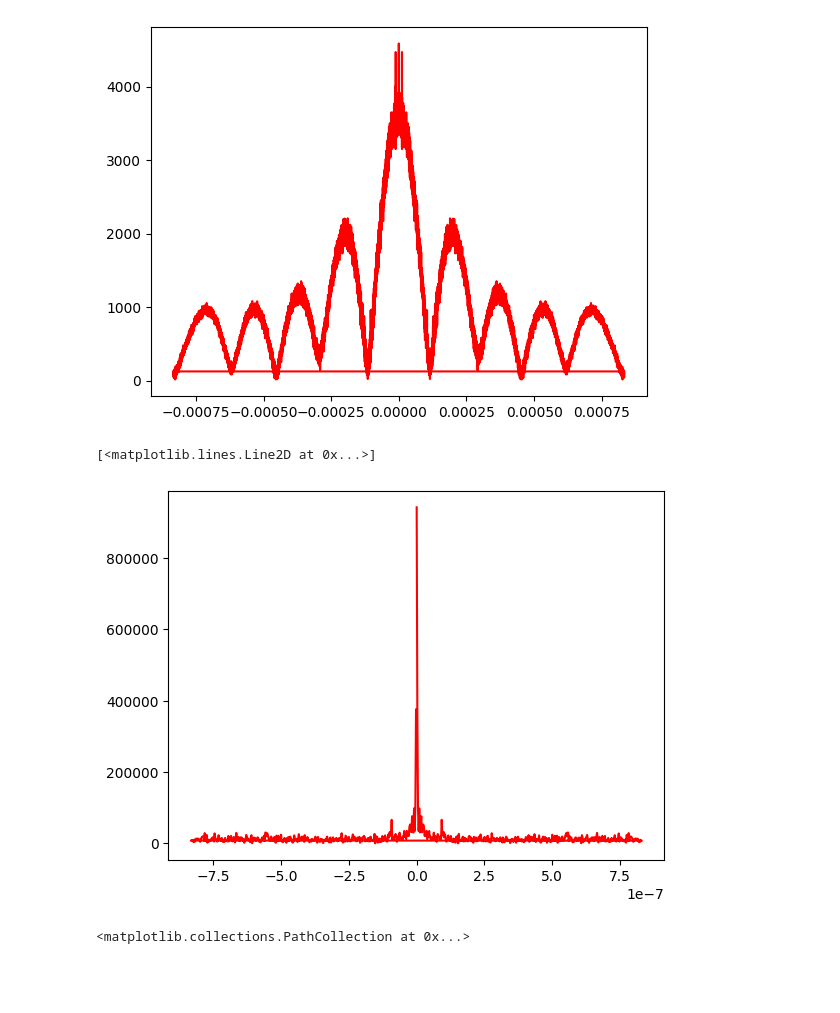
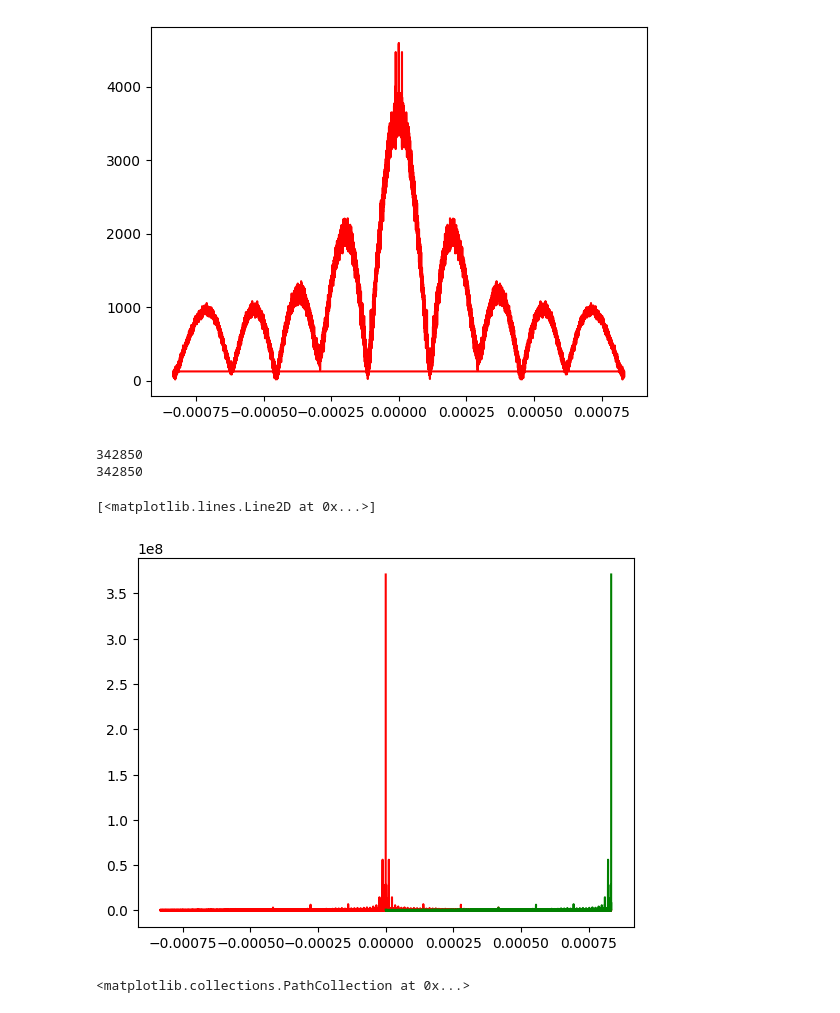
Before and after one commit to bitcoinR3search/BitcoinResearch, a Jupyter notebook: scripts/bra_pruebas/analisis_1.ipynb, the cells around one changed output. Saved outputs shown, nothing was run; the diff lists cells and outputs as text; code cells hidden in the pictures; blank space fills up the shorter version.

```diff
--- a/scripts/bra_pruebas/analisis_1.ipynb
+++ b/scripts/bra_pruebas/analisis_1.ipynb
@@ -222,18 +199,25 @@ autismo 17967
 # %%
 tiempo_segundos4=(FECHAS[63001:]-FECHAS[63001]).total_seconds()
 #convierte el tiempo en segundos descontandolos desde el primer dato de tiempo
 
-tiempo_equiespaciado4=np.arange(tiempo_segundos4[0],tiempo_segundos4[-1],600000)
+tiempo_equiespaciado4=np.arange(tiempo_segundos4[0],tiempo_segundos4[-1],600)
 #creamos tiempos equiespaciados
 ntx_interpolado4=np.interp(tiempo_equiespaciado4,tiempo_segundos4,ntx[63001:])
 #interpolamos las transacciones
 transformada4=np.fft.fft(ntx_interpolado4)
 #trabajamos las trans interpoladas
-frecuencias4=np.fft.fftfreq(len(ntx_interpolado4),d=(600000))
-plt.plot(frecuencias4, np.abs(transformada4), color='r')
+frecuencias4=np.fft.fftfreq(len(ntx_interpolado4),d=(600))
+
+FR4=frecuencias4[frecuencias4>0]
+print(len(FR4))
+print(len(transformada4[342851:]))
+plt.plot(frecuencias4[100:], np.abs(transformada4[100:]), color='r')
+plt.plot(FR4[:], np.abs(transformada4[342851:]), color='g')
 # %% [output]
-[<matplotlib.lines.Line2D at 0x...>]
+342850
+342850
+[<matplotlib.lines.Line2D at 0x...>]
-[figure, old version]
+[figure, new version]
 # %%
 fig, ax = plt.subplots()
 indice=np.where((ntx==np.max(ntx)))[0][0]
```
Also changed, not shown: parts of 16 cells of this notebook, 3 other files.
